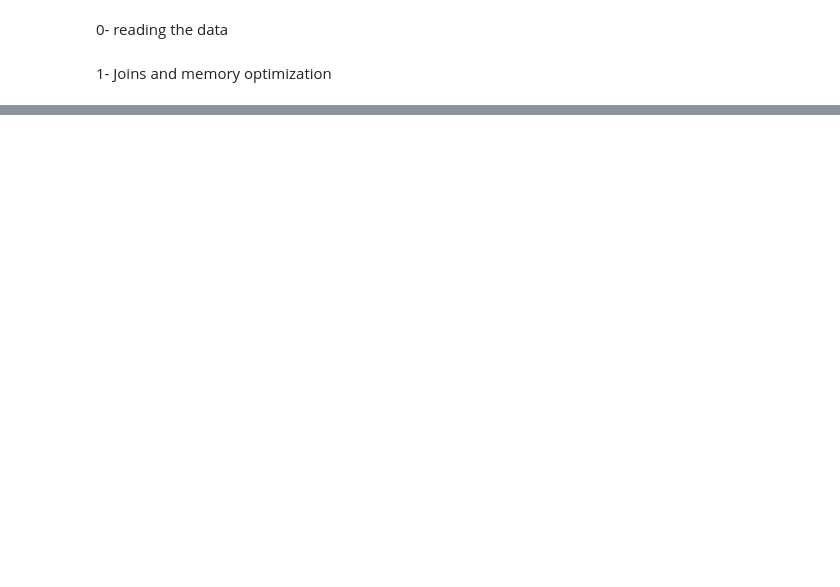
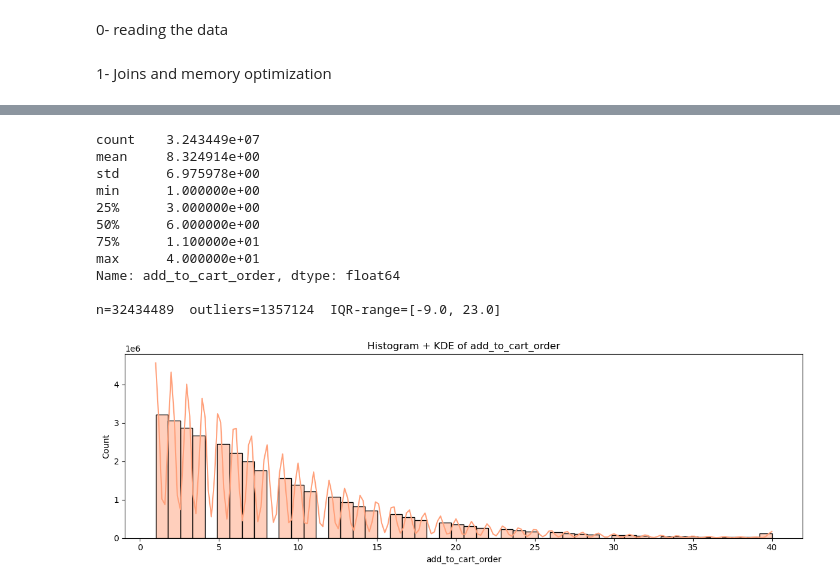
Before and after one commit to ameennasaireh10-hash/ML-project, a Jupyter notebook: FinalProject.ipynb, the cells around one changed output, grey strips where cells are left out. Drawn from its saved outputs; the diff is of its cells as text; code cells hidden in the pictures; blank space fills up the shorter version.

```diff
--- a/FinalProject.ipynb
+++ b/FinalProject.ipynb
@@ -128,2 +177,20 @@ plt.show()
 # %%
-Full_DataSet.dtypes
+#من القيم اللي حسبتها بالاضافه للرسم , بين معي انه بعد ال40 بتصير عندي نبسة التكرارات قليله مقارنة بالباقي ف اخترتها تكون حد فاصل
+Full_DataSet["add_to_cart_order"] =  np.where(Full_DataSet["add_to_cart_order"] > 40 , 40 , Full_DataSet["add_to_cart_order"])
+print(Full_DataSet["add_to_cart_order"].describe())
+print()
+
+show_outliers(Full_DataSet)
+# %% [output]
+count    3.243449e+07
+mean     8.324914e+00
+std      6.975978e+00
+min      1.000000e+00
+25%      3.000000e+00
+50%      6.000000e+00
+75%      1.100000e+01
+max      4.000000e+01
+Name: add_to_cart_order, dtype: float64
+
+n=32434489  outliers=1357124  IQR-range=[-9.0, 23.0]
+[figure, added]
```
Also changed, not shown: parts of 14 cells of this notebook.
